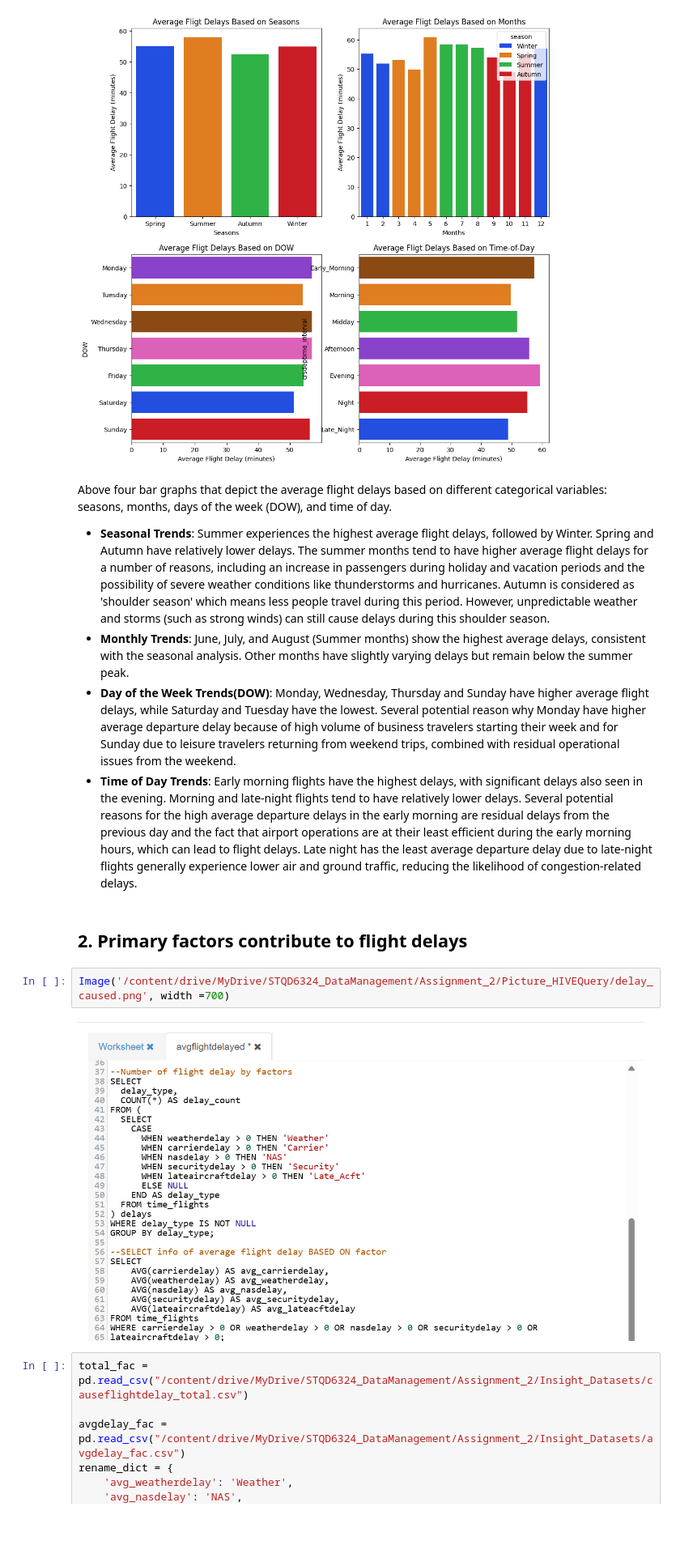
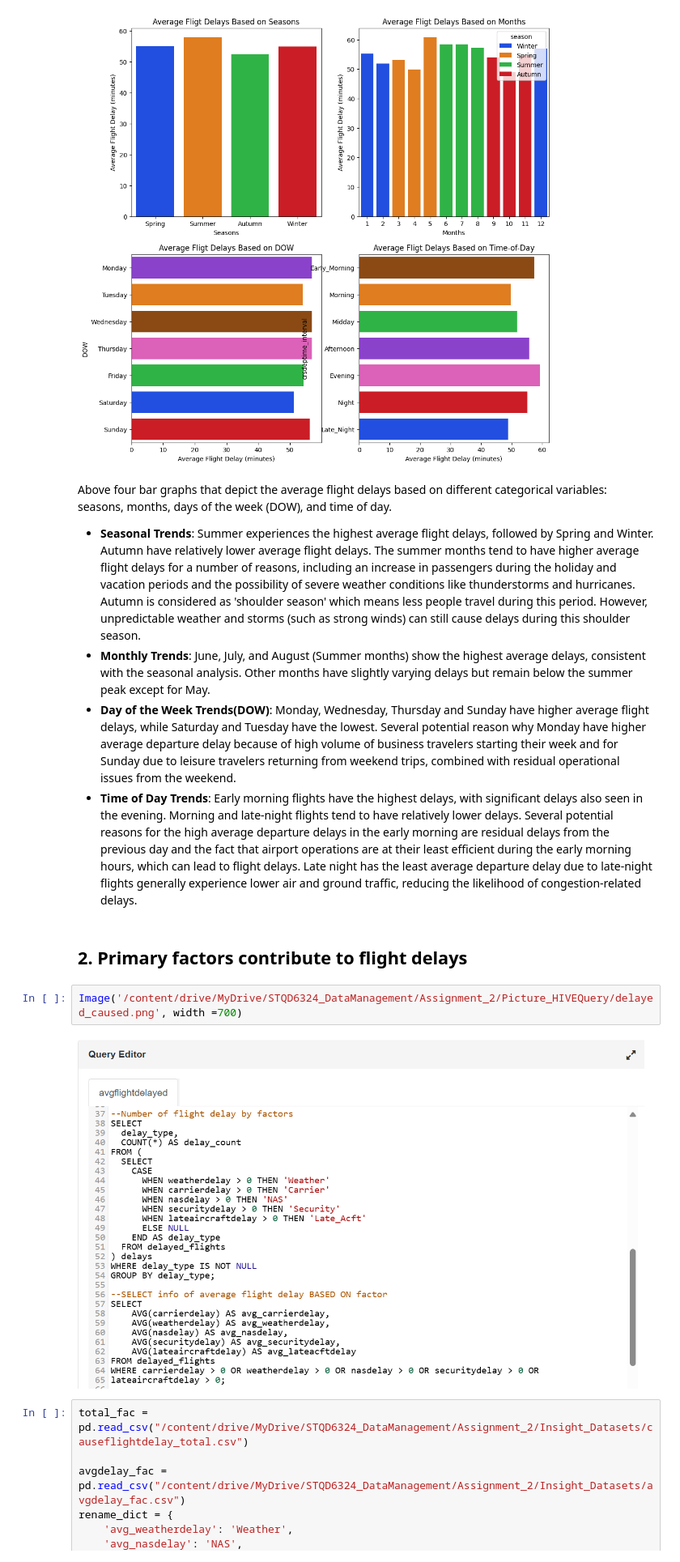
Before and after one commit to athirah-o/Airline_OnTime_Performance_Analysis, a Jupyter notebook: P129566_Assignment2.ipynb, the cells around one changed output. Shown at 81% size. Saved outputs shown, nothing was run; the diff lists cells and outputs as text; blank space fills up the shorter version.

```diff
--- a/P129566_Assignment2.ipynb
+++ b/P129566_Assignment2.ipynb
@@ -195,16 +197,16 @@ plt.show();
 # %% [markdown]
 Above four bar graphs that depict the average flight delays based on different categorical variables: seasons, months, days of the week (DOW), and time of day.
 
-*   **Seasonal Trends**: Summer experiences the highest average flight delays, followed by Winter. Spring and Autumn have relatively lower delays. The summer months tend to have higher average flight delays for a number of reasons, including an increase in passengers during holiday and vacation periods and the possibility of severe weather conditions like thunderstorms and hurricanes. Autumn is considered as 'shoulder season' which means less people travel during this period. However, unpredictable weather and storms (such as strong winds) can still cause delays during this shoulder season.
-*   **Monthly Trends**: June, July, and August (Summer months) show the highest average delays, consistent with the seasonal analysis. Other months have slightly varying delays but remain below the summer peak.
+*   **Seasonal Trends**: Summer experiences the highest average flight delays, followed by Spring and Winter. Autumn have relatively lower average flight delays. The summer months tend to have higher average flight delays for a number of reasons, including an increase in passengers during the holiday and vacation periods and the possibility of severe weather conditions like thunderstorms and hurricanes. Autumn is considered as 'shoulder season' which means less people travel during this period. However, unpredictable weather and storms (such as strong winds) can still cause delays during this shoulder season.
+*   **Monthly Trends**: June, July, and August (Summer months) show the highest average delays, consistent with the seasonal analysis. Other months have slightly varying delays but remain below the summer peak except for May.
 *   **Day of the Week Trends(DOW)**: Monday, Wednesday, Thursday and Sunday have higher average flight delays, while Saturday and Tuesday have the lowest. Several potential reason why Monday have higher average departure delay because of high volume of business travelers starting their week and for Sunday due to leisure travelers returning from weekend trips, combined with residual operational issues from the weekend.
 *   **Time of Day Trends**: Early morning flights have the highest delays, with significant delays also seen in the evening. Morning and late-night flights tend to have relatively lower delays. Several potential reasons for the high average departure delays in the early morning are residual delays from the previous day and the fact that airport operations are at their least efficient during the early morning hours, which can lead to flight delays. Late night has the least average departure delay due to late-night flights generally experience lower air and ground traffic, reducing the likelihood of congestion-related delays.
 # %% [markdown]
 ## **2. Primary factors contribute to flight delays**
 # %%
-Image('/content/drive/MyDrive/STQD6324_DataManagement/Assignment_2/Picture_HIVEQuery/delay_caused.png', width =700)
+Image('/content/drive/MyDrive/STQD6324_DataManagement/Assignment_2/Picture_HIVEQuery/delayed_caused.png', width =700)
 # %% [output]
-[figure, old version]
+[figure, new version]
 # %%
 total_fac = pd.read_csv("/content/drive/MyDrive/STQD6324_DataManagement/Assignment_2/Insight_Datasets/causeflightdelay_total.csv")
 
```
Also changed, not shown: parts of 6 cells of this notebook.
